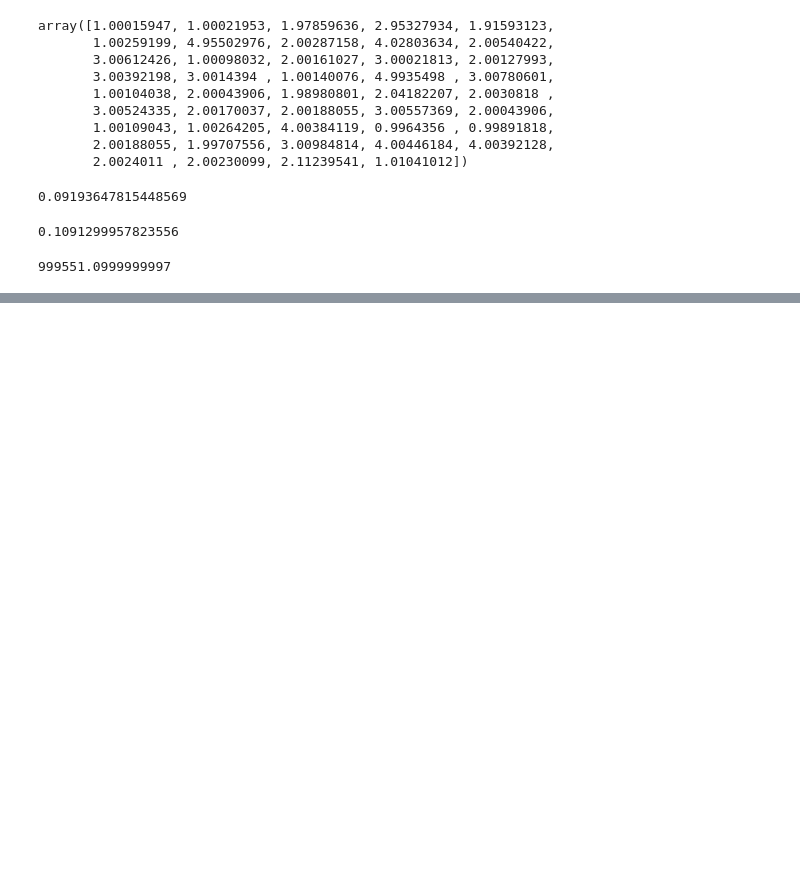
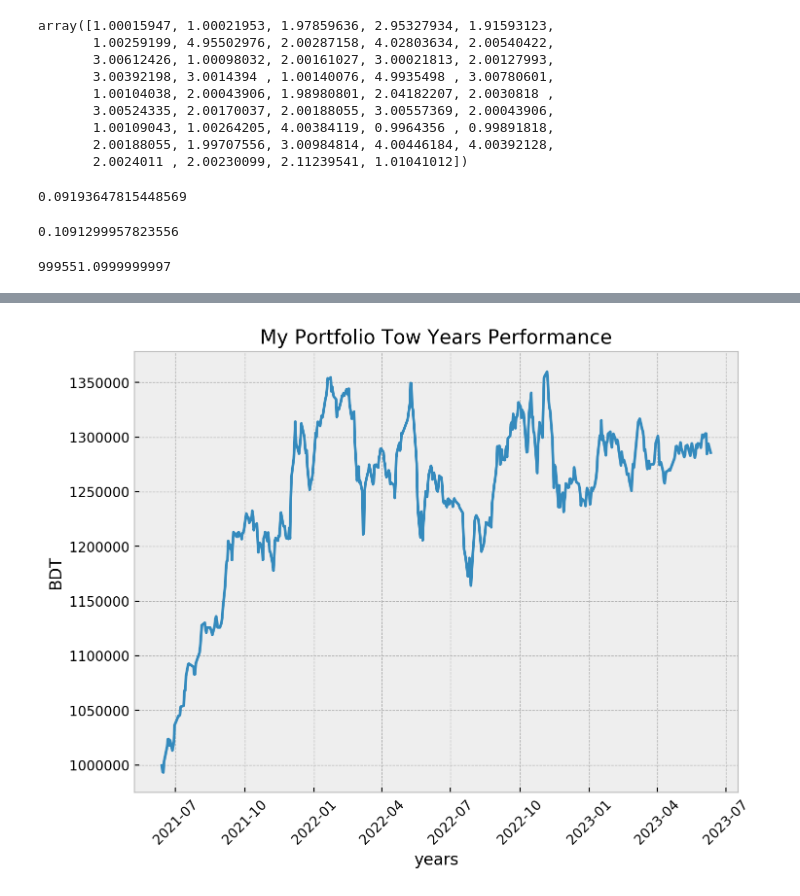
Before and after one commit to nafissaad/Tutorial1, a Jupyter notebook: Tutorial/My projects/My Portfolio/Risk and Return management .ipynb, the cells around one changed output, grey strips where cells are left out. Saved outputs shown, nothing was run; the diff lists cells and outputs as text; code cells hidden in the pictures; blank space fills up the shorter version.

```diff
--- a/Tutorial/My projects/My Portfolio/Risk and Return management .ipynb
+++ b/Tutorial/My projects/My Portfolio/Risk and Return management .ipynb
@@ -1085,0 +1069,12 @@ np.log(port['Total']/port['Total'].shift(1)).describe()
+# %%
+import matplotlib.pyplot as plt
+plt.style.use('bmh')
+plt.figure(figsize=(8, 6), dpi=200)
+plt.title('My Portfolio Tow Years Performance')
+plt.plot(np.array(port.index),np.array(port['Total'].values))
+plt.xlabel('years')
+plt.ylabel('BDT')
+plt.xticks(rotation=45)
+plt.show()
+# %% [output]
+[figure, added]
```
Also changed, not shown: parts of 15 cells of this notebook.
